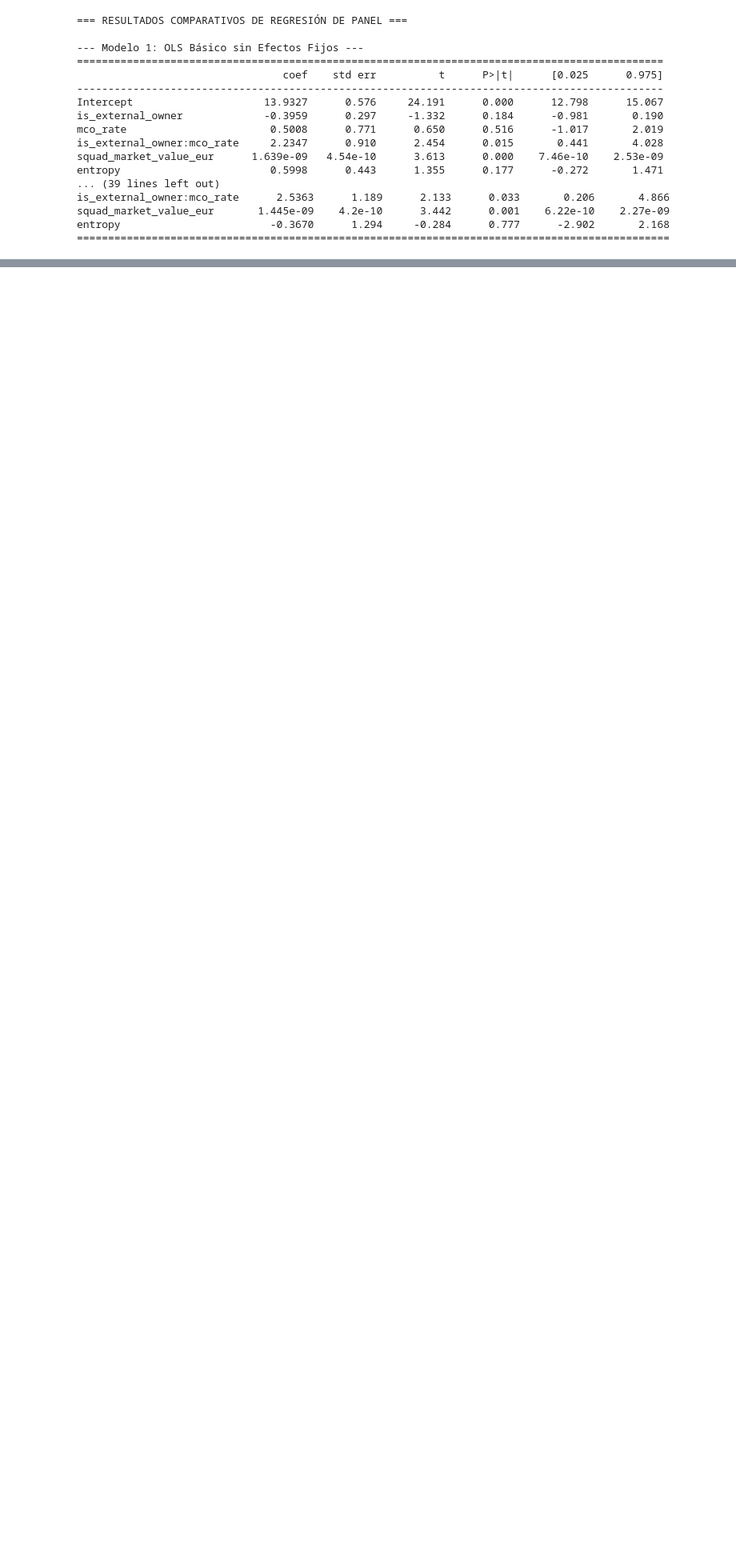
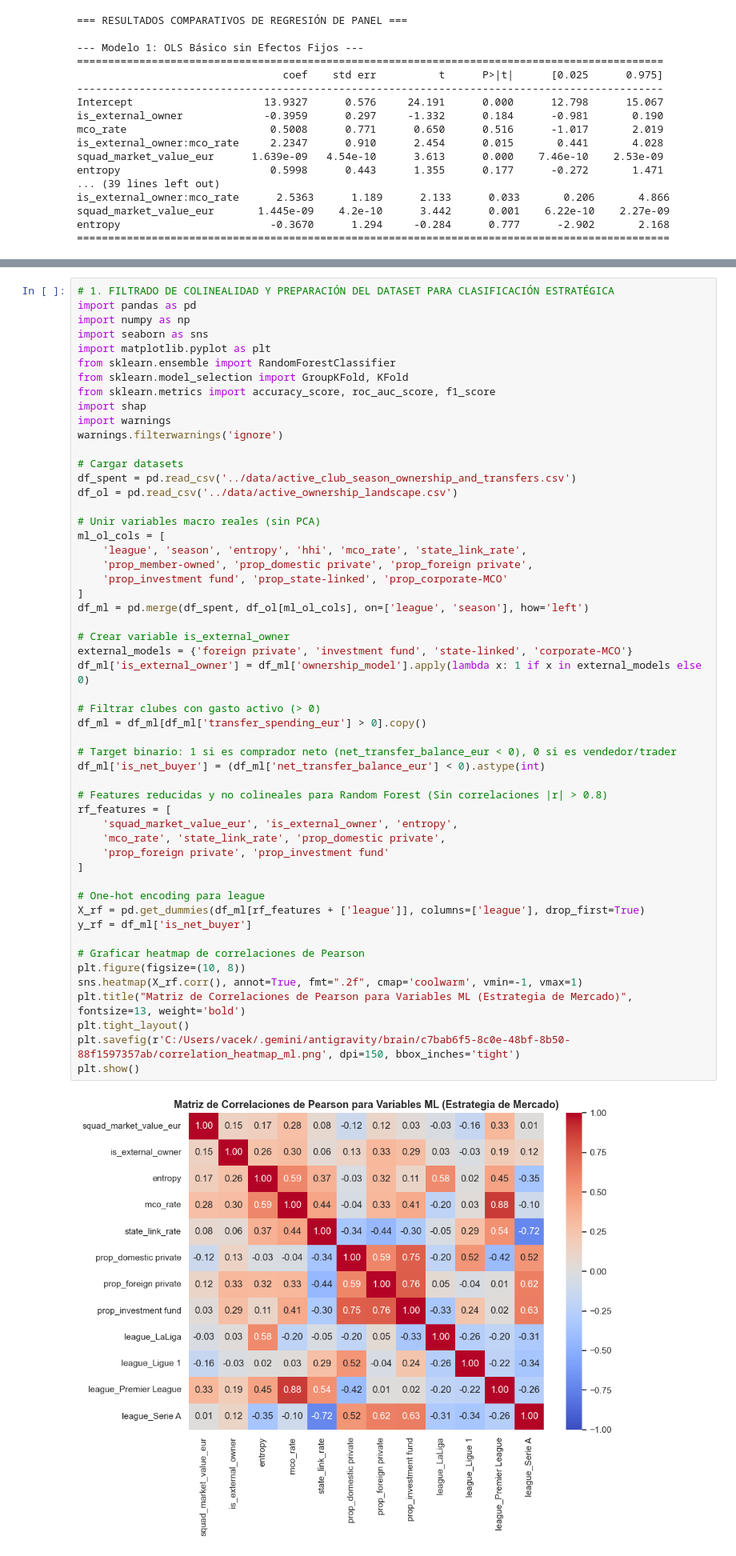
Before and after one commit to Vacek-Ace/OwnershipLandscape, a Jupyter notebook: notebooks/Analisis_Ownership_Landscape.ipynb, the cells around one changed output, grey strips where cells are left out. Shown at 80% size. Drawn from its saved outputs; the diff is of its cells as text; blank space fills up the shorter version.

Commit message:
feat: add random forest modelo to extract conclusions about the different teams profiles.

```diff
--- a/notebooks/Analisis_Ownership_Landscape.ipynb
+++ b/notebooks/Analisis_Ownership_Landscape.ipynb
@@ -859,0 +866,55 @@ Este análisis ha operacionalizado y verificado el constructo de **Ownership Lan
+# %%
+# 1. FILTRADO DE COLINEALIDAD Y PREPARACIÓN DEL DATASET PARA CLASIFICACIÓN ESTRATÉGICA
+import pandas as pd
+import numpy as np
+import seaborn as sns
+import matplotlib.pyplot as plt
+from sklearn.ensemble import RandomForestClassifier
+from sklearn.model_selection import GroupKFold, KFold
+from sklearn.metrics import accuracy_score, roc_auc_score, f1_score
+import shap
+import warnings
+warnings.filterwarnings('ignore')
+
+# Cargar datasets
+df_spent = pd.read_csv('../data/active_club_season_ownership_and_transfers.csv')
+df_ol = pd.read_csv('../data/active_ownership_landscape.csv')
+
+# Unir variables macro reales (sin PCA)
+ml_ol_cols = [
+    'league', 'season', 'entropy', 'hhi', 'mco_rate', 'state_link_rate',
+    'prop_member-owned', 'prop_domestic private', 'prop_foreign private',
+    'prop_investment fund', 'prop_state-linked', 'prop_corporate-MCO'
+]
+df_ml = pd.merge(df_spent, df_ol[ml_ol_cols], on=['league', 'season'], how='left')
+
+# Crear variable is_external_owner
+external_models = {'foreign private', 'investment fund', 'state-linked', 'corporate-MCO'}
+df_ml['is_external_owner'] = df_ml['ownership_model'].apply(lambda x: 1 if x in external_models else 0)
+
+# Filtrar clubes con gasto activo (> 0)
+df_ml = df_ml[df_ml['transfer_spending_eur'] > 0].copy()
+
+# Target binario: 1 si es comprador neto (net_transfer_balance_eur < 0), 0 si es vendedor/trader
+df_ml['is_net_buyer'] = (df_ml['net_transfer_balance_eur'] < 0).astype(int)
+
+# Features reducidas y no colineales para Random Forest (Sin correlaciones |r| > 0.8)
+rf_features = [
+    'squad_market_value_eur', 'is_external_owner', 'entropy',
+    'mco_rate', 'state_link_rate', 'prop_domestic private',
+    'prop_foreign private', 'prop_investment fund'
+]
+
+# One-hot encoding para league
+X_rf = pd.get_dummies(df_ml[rf_features + ['league']], columns=['league'], drop_first=True)
+y_rf = df_ml['is_net_buyer']
+
+# Graficar heatmap de correlaciones de Pearson
+plt.figure(figsize=(10, 8))
+sns.heatmap(X_rf.corr(), annot=True, fmt=".2f", cmap='coolwarm', vmin=-1, vmax=1)
+plt.title("Matriz de Correlaciones de Pearson para Variables ML (Estrategia de Mercado)", fontsize=13, weight='bold')
+plt.tight_layout()
+plt.savefig(r'C:/Users/vacek/.gemini/antigravity/brain/c7bab6f5-8c0e-48bf-8b50-88f1597357ab/correlation_heatmap_ml.png', dpi=150, bbox_inches='tight')
+plt.show()
+# %% [output]
+[figure, added]
```
Also changed, not shown: parts of 9 cells of this notebook, 1 other file.
